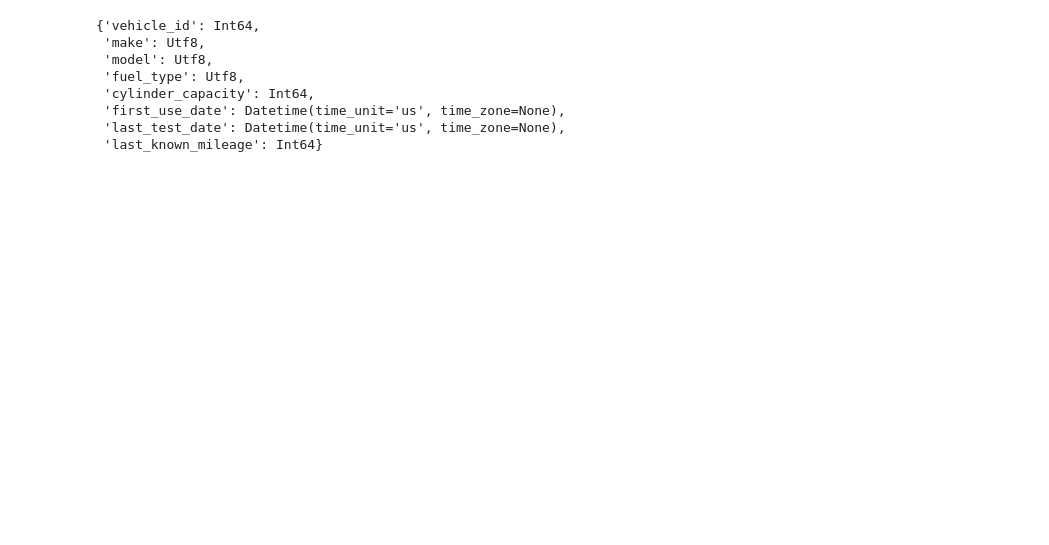
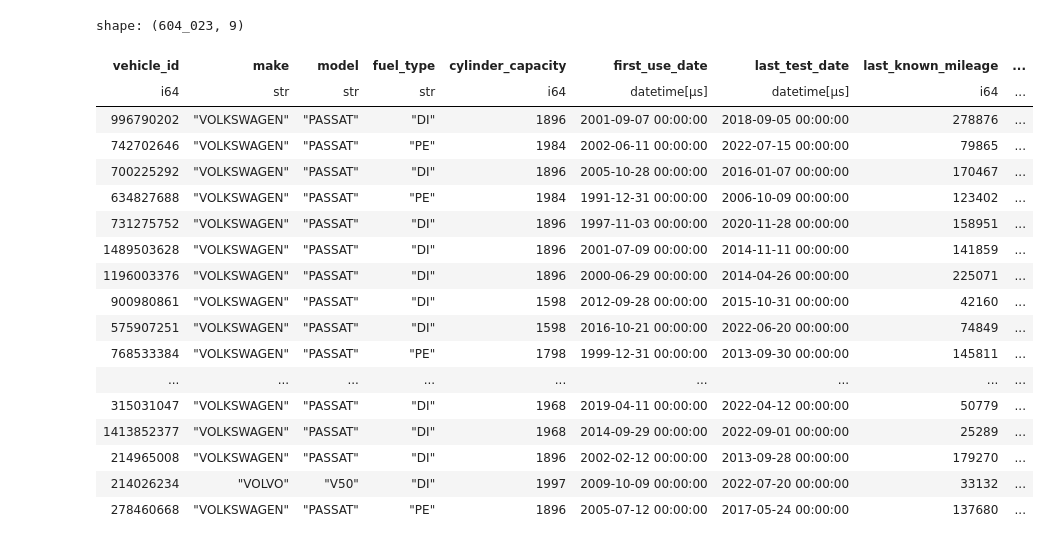
Before and after one commit to ianozsvald/mot_pandas2_polars_dask, a Jupyter notebook: experiments/20230529_vehicle_summary/polars_read_volvo.ipynb, the cells around one changed output. Saved outputs shown, nothing was run; the diff lists cells and outputs as text; code cells hidden in the pictures; blank space fills up the shorter version.

Commit message:
Update notebooks in experiments/20230529_vehicle_summary/

```diff
--- a/experiments/20230529_vehicle_summary/polars_read_volvo.ipynb
+++ b/experiments/20230529_vehicle_summary/polars_read_volvo.ipynb
@@ -39,0 +51,14 @@ Wall time: 498 ms
+# %%
+ldf = (
+    pl.scan_parquet("test_result.parquet/*")
+    .filter(pl.col("make").is_in(["VOLVO", "VOLKSWAGEN"]))
+    .filter(pl.col("model").is_in(["V50", "PASSAT"]))
+    .group_by("vehicle_id")
+    .agg(
+        pl.col(
+            "make", "model", "fuel_type", "cylinder_capacity", "first_use_date"
+        ).last(),
+        pl.col("test_date").max().alias("last_test_date"),
+        pl.col("test_mileage").max().alias("last_known_mileage"),
+    )
+)
@@ -42,4 +109,4 @@ ldf.schema
 # %%
 %%time
-edf = ldf.collect(streaming=True)
+edf = ldf.collect()
 # %% [output]
@@ -101,3 +125,0 @@ ldf.schema
-# %%
-%%time
-edf = ldf.collect(streaming=True)
@@ -134,14 +125,0 @@ ldf = (
-# %%
-ldf.schema
-# %% [output]
-{'vehicle_id': Int64,
- 'make': Utf8,
- 'model': Utf8,
- 'fuel_type': Utf8,
- 'cylinder_capacity': Int64,
- 'first_use_date': Datetime(time_unit='us', time_zone=None),
- 'last_test_date': Datetime(time_unit='us', time_zone=None),
- 'last_known_mileage': Int64}
-# %%
-%%time
-edf = ldf.collect(streaming=True)
@@ -152,0 +126,22 @@ edf.head()
+# %%
+edf.with_columns((pl.col('last_test_date') - pl.col('first_use_date')).alias('lifetime'))
+# %% [output]
+shape: (604_023, 9)
+| vehicle_id | make | model | fuel_type | cylinder_capacity | first_use_date | last_test_date | last_known_mileage | ... |
+| i64 | str | str | str | i64 | datetime[μs] | datetime[μs] | i64 | ... |
+| 996790202 | "VOLKSWAGEN" | "PASSAT" | "DI" | 1896 | 2001-09-07 00:00:00 | 2018-09-05 00:00:00 | 278876 | ... |
+| 742702646 | "VOLKSWAGEN" | "PASSAT" | "PE" | 1984 | 2002-06-11 00:00:00 | 2022-07-15 00:00:00 | 79865 | ... |
+| 700225292 | "VOLKSWAGEN" | "PASSAT" | "DI" | 1896 | 2005-10-28 00:00:00 | 2016-01-07 00:00:00 | 170467 | ... |
+| 634827688 | "VOLKSWAGEN" | "PASSAT" | "PE" | 1984 | 1991-12-31 00:00:00 | 2006-10-09 00:00:00 | 123402 | ... |
+| 731275752 | "VOLKSWAGEN" | "PASSAT" | "DI" | 1896 | 1997-11-03 00:00:00 | 2020-11-28 00:00:00 | 158951 | ... |
+| 1489503628 | "VOLKSWAGEN" | "PASSAT" | "DI" | 1896 | 2001-07-09 00:00:00 | 2014-11-11 00:00:00 | 141859 | ... |
+| 1196003376 | "VOLKSWAGEN" | "PASSAT" | "DI" | 1896 | 2000-06-29 00:00:00 | 2014-04-26 00:00:00 | 225071 | ... |
+| 900980861 | "VOLKSWAGEN" | "PASSAT" | "DI" | 1598 | 2012-09-28 00:00:00 | 2015-10-31 00:00:00 | 42160 | ... |
+| 575907251 | "VOLKSWAGEN" | "PASSAT" | "DI" | 1598 | 2016-10-21 00:00:00 | 2022-06-20 00:00:00 | 74849 | ... |
+| 768533384 | "VOLKSWAGEN" | "PASSAT" | "PE" | 1798 | 1999-12-31 00:00:00 | 2013-09-30 00:00:00 | 145811 | ... |
+| ... | ... | ... | ... | ... | ... | ... | ... | ... |
+| 315031047 | "VOLKSWAGEN" | "PASSAT" | "DI" | 1968 | 2019-04-11 00:00:00 | 2022-04-12 00:00:00 | 50779 | ... |
+| 1413852377 | "VOLKSWAGEN" | "PASSAT" | "DI" | 1968 | 2014-09-29 00:00:00 | 2022-09-01 00:00:00 | 25289 | ... |
+| 214965008 | "VOLKSWAGEN" | "PASSAT" | "DI" | 1896 | 2002-02-12 00:00:00 | 2013-09-28 00:00:00 | 179270 | ... |
+| 214026234 | "VOLVO" | "V50" | "DI" | 1997 | 2009-10-09 00:00:00 | 2022-07-20 00:00:00 | 33132 | ... |
+| 278460668 | "VOLKSWAGEN" | "PASSAT" | "PE" | 1896 | 2005-07-12 00:00:00 | 2017-05-24 00:00:00 | 137680 | ... |
```
Also changed, not shown: parts of 23 cells of this notebook, 3 other files.
